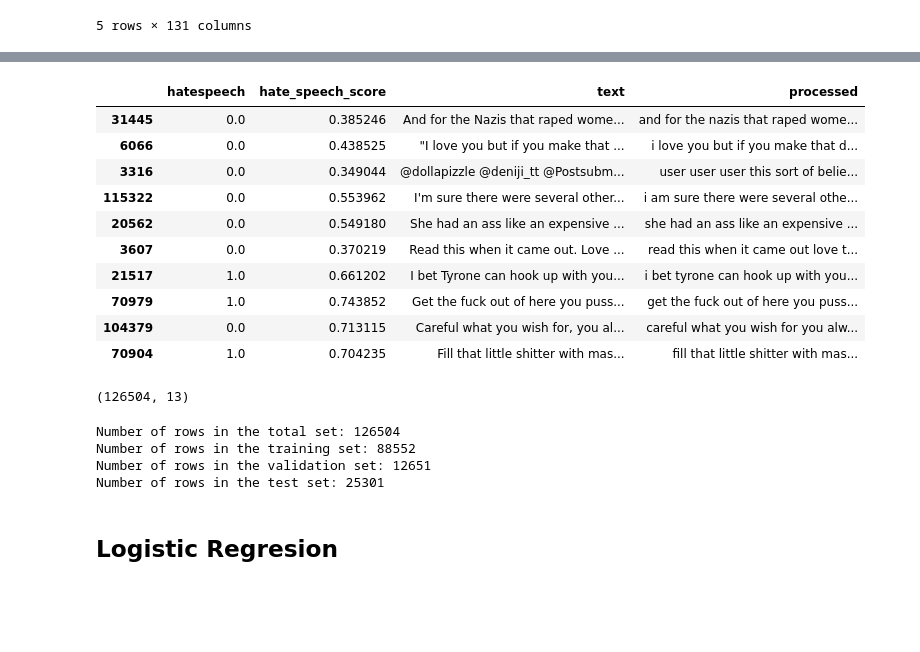
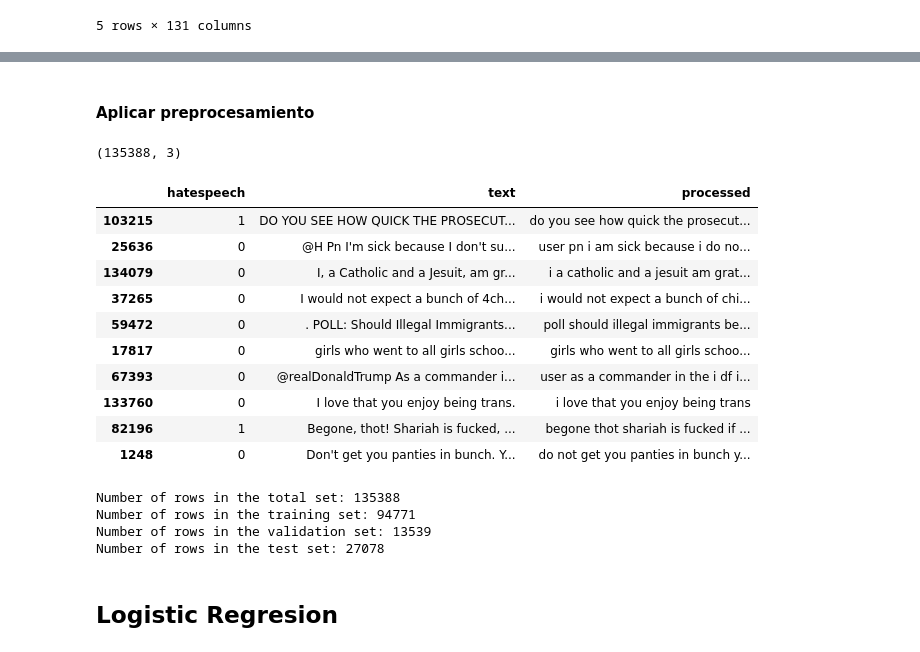
Before and after one commit to ndiaz9/NLP, a Jupyter notebook: Proyecto-G2/RL.ipynb, the cells around one changed output, grey strips where cells are left out. Cells and saved outputs as stored; diff of their text form; code cells hidden in the pictures; blank space fills up the shorter version.

```diff
--- a/Proyecto-G2/RL.ipynb
+++ b/Proyecto-G2/RL.ipynb
@@ -38,5 +43,8 @@ Reusing dataset parquet (C:\Users\camilo\.cache\huggingface\datasets\ucberkeley-
 # %%
 def split_hashtag(token: str) -> str:
+    """
+    Split hashtags by uppercases
+    """
     i, end = len(token) - 2, len(token) + 1
     response = ''
     while i >= 1:
@@ -100,29 +100,32 @@ dataset['processed'] = df.text.apply(preprocessing)
+# %% [markdown]
+#### Aplicar preprocesamiento
+# %%
+data = pd.DataFrame()
+data['text'] = df.text
+data['processed'] = df.text.apply(preprocessing)
+data['hatespeech'] = df.hatespeech.apply(lambda x: math.ceil(x/2))
+data.shape
+# %% [output]
+(135388, 3)
 # %%
-dataset.sample(10)[['hatespeech','hate_speech_score','text','processed']]
+data.sample(10)[['hatespeech','text','processed']]
 # %% [output]
-|  | hatespeech | hate_speech_score | text | processed |
-| 31445 | 0.0 | 0.385246 | And for the Nazis that raped wome... | and for the nazis that raped wome... |
-| 6066 | 0.0 | 0.438525 | "I love you but if you make that ... | i love you but if you make that d... |
-| 3316 | 0.0 | 0.349044 | @dollapizzle @deniji_tt @Postsubm... | user user user this sort of belie... |
-| 115322 | 0.0 | 0.553962 | I'm sure there were several other... | i am sure there were several othe... |
-| 20562 | 0.0 | 0.549180 | She had an ass like an expensive ... | she had an ass like an expensive ... |
-| 3607 | 0.0 | 0.370219 | Read this when it came out. Love ... | read this when it came out love t... |
-| 21517 | 1.0 | 0.661202 | I bet Tyrone can hook up with you... | i bet tyrone can hook up with you... |
-| 70979 | 1.0 | 0.743852 | Get the fuck out of here you puss... | get the fuck out of here you puss... |
-| 104379 | 0.0 | 0.713115 | Careful what you wish for, you al... | careful what you wish for you alw... |
-| 70904 | 1.0 | 0.704235 | Fill that little shitter with mas... | fill that little shitter with mas... |
+|  | hatespeech | text | processed |
+| 103215 | 1 | DO YOU SEE HOW QUICK THE PROSECUT... | do you see how quick the prosecut... |
+| 25636 | 0 | @H Pn I'm sick because I don't su... | user pn i am sick because i do no... |
+| 134079 | 0 | I, a Catholic and a Jesuit, am gr... | i a catholic and a jesuit am grat... |
+| 37265 | 0 | I would not expect a bunch of 4ch... | i would not expect a bunch of chi... |
+| 59472 | 0 | . POLL: Should Illegal Immigrants... | poll should illegal immigrants be... |
+| 17817 | 0 | girls who went to all girls schoo... | girls who went to all girls schoo... |
+| 67393 | 0 | @realDonaldTrump As a commander i... | user as a commander in the i df i... |
+| 133760 | 0 | I love that you enjoy being trans. | i love that you enjoy being trans |
+| 82196 | 1 | Begone, thot! Shariah is fucked, ... | begone thot shariah is fucked if ... |
+| 1248 | 0 | Don't get you panties in bunch. Y... | do not get you panties in bunch y... |
-# %%
-#dataset[dataset['hatespeech']>0] = 1
-index_condition = dataset[ (dataset['hatespeech'] != 0) & (dataset['hatespeech']!= 1)].index
-dataset.drop(index_condition,inplace=True)
-dataset.shape
-# %% [output]
-(126504, 13)
 # %%
 from sklearn.model_selection import train_test_split
 
-y_sample = dataset['hatespeech'].astype(float)
-X_sample = dataset['processed'].astype(str)
+y_sample = data['hatespeech'].astype(float)
+X_sample = data['processed'].astype(str)
 
 X_train_validation, X_test, y_train_validation, y_test = train_test_split(X_sample.values,
                                                     y_sample.values,
@@ -137,10 +140,10 @@ print('Number of rows in the training set: {}'.format(X_train.shape[0]))
 print('Number of rows in the validation set: {}'.format(X_validation.shape[0]))
 print('Number of rows in the test set: {}'.format(X_test.shape[0]))
 # %% [output]
-Number of rows in the total set: 126504
-Number of rows in the training set: 88552
-Number of rows in the validation set: 12651
-Number of rows in the test set: 25301
+Number of rows in the total set: 135388
+Number of rows in the training set: 94771
+Number of rows in the validation set: 13539
+Number of rows in the test set: 27078
 # %%
 #Genera la representación tf del vocabulario
 count_vector = CountVectorizer()
```
Also changed, not shown: parts of 15 cells of this notebook, 3 other files.
